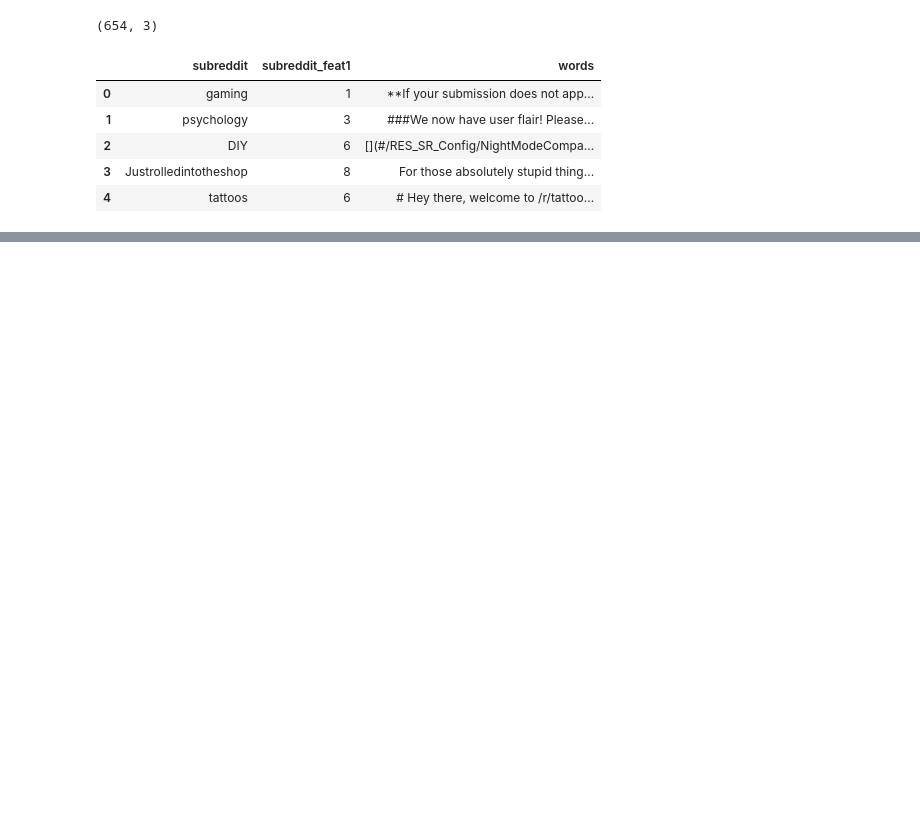
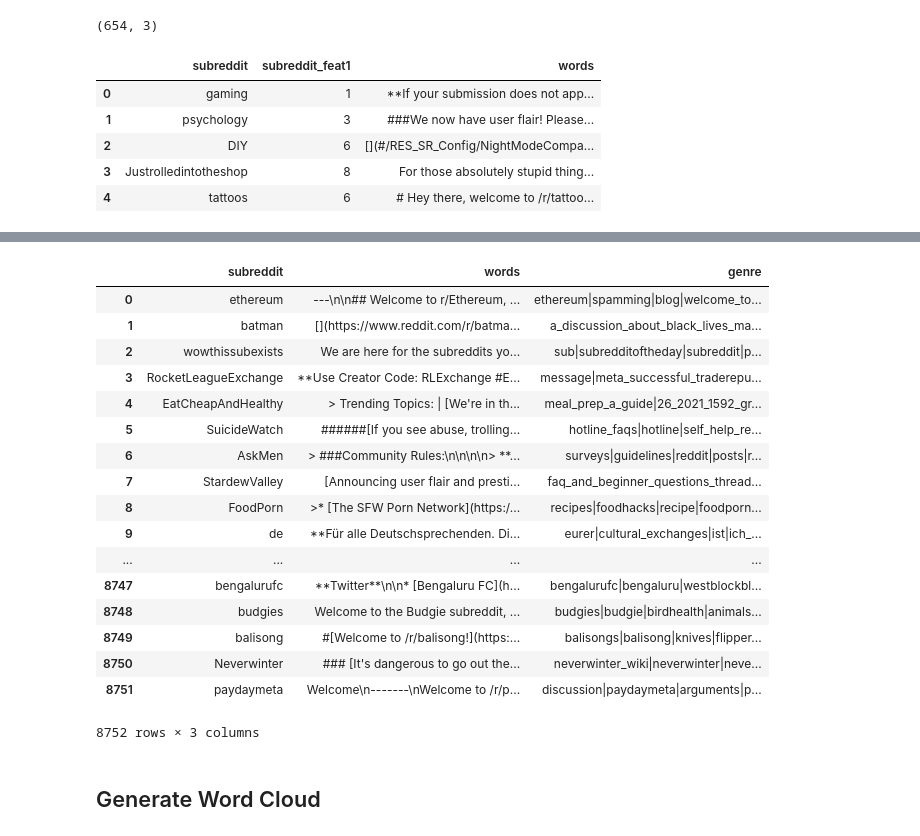
Before and after one commit to yl-miao/Reddit-Recommendation-System, a Jupyter notebook: community_keyword_extractor.ipynb, the cells around one changed output, grey strips where cells are left out. Cells and saved outputs as stored; diff of their text form; code cells hidden in the pictures; blank space fills up the shorter version.

```diff
--- a/community_keyword_extractor.ipynb
+++ b/community_keyword_extractor.ipynb
@@ -92,0 +138,3 @@ data
+# %%
+data['genre'] = data['words'].progress_apply(lambda x: community_keyword_extractor_10k(x))
+data
@@ -92,0 +164,5 @@ data
+# %%
+with open('nodes_subreddit_50K.csv', 'rb') as file:
+    data = pd.read_csv(file)
+print(data.shape)
+data.head()
@@ -92,0 +185,22 @@ data
+# %%
+data['genre'] = data['words'].progress_apply(lambda x: community_keyword_extractor_50k(x))
+data
+# %% [output]
+|  | subreddit | words | genre |
+| 0 | ethereum | ---\n\n## Welcome to r/Ethereum, ... | ethereum|spamming|blog|welcome_to... |
+| 1 | batman | [](https://www.reddit.com/r/batma... | a_discussion_about_black_lives_ma... |
+| 2 | wowthissubexists | We are here for the subreddits yo... | sub|subredditoftheday|subreddit|p... |
+| 3 | RocketLeagueExchange | **Use Creator Code: RLExchange #E... | message|meta_successful_traderepu... |
+| 4 | EatCheapAndHealthy | > Trending Topics: | [We're in th... | meal_prep_a_guide|26_2021_1592_gr... |
+| 5 | SuicideWatch | ######[If you see abuse, trolling... | hotline_faqs|hotline|self_help_re... |
+| 6 | AskMen | > ###Community Rules:\n\n\n\n> **... | surveys|guidelines|reddit|posts|r... |
+| 7 | StardewValley | [Announcing user flair and presti... | faq_and_beginner_questions_thread... |
+| 8 | FoodPorn | >* [The SFW Porn Network](https:/... | recipes|foodhacks|recipe|foodporn... |
+| 9 | de | **Für alle Deutschsprechenden. Di... | eurer|cultural_exchanges|ist|ich_... |
+| ... | ... | ... | ... |
+| 8747 | bengalurufc | **Twitter**\n\n* [Bengaluru FC](h... | bengalurufc|bengaluru|westblockbl... |
+| 8748 | budgies | Welcome to the Budgie subreddit, ... | budgies|budgie|birdhealth|animals... |
+| 8749 | balisong | #[Welcome to /r/balisong!](https:... | balisongs|balisong|knives|flipper... |
+| 8750 | Neverwinter | ### [It's dangerous to go out the... | neverwinter_wiki|neverwinter|neve... |
+| 8751 | paydaymeta | Welcome\n-------\nWelcome to /r/p... | discussion|paydaymeta|arguments|p... |
+8752 rows × 3 columns
@@ -92,0 +209,2 @@ data
+# %% [markdown]
+## Generate Word Cloud
```
Also changed, not shown: parts of 31 cells of this notebook, 3 other files.
